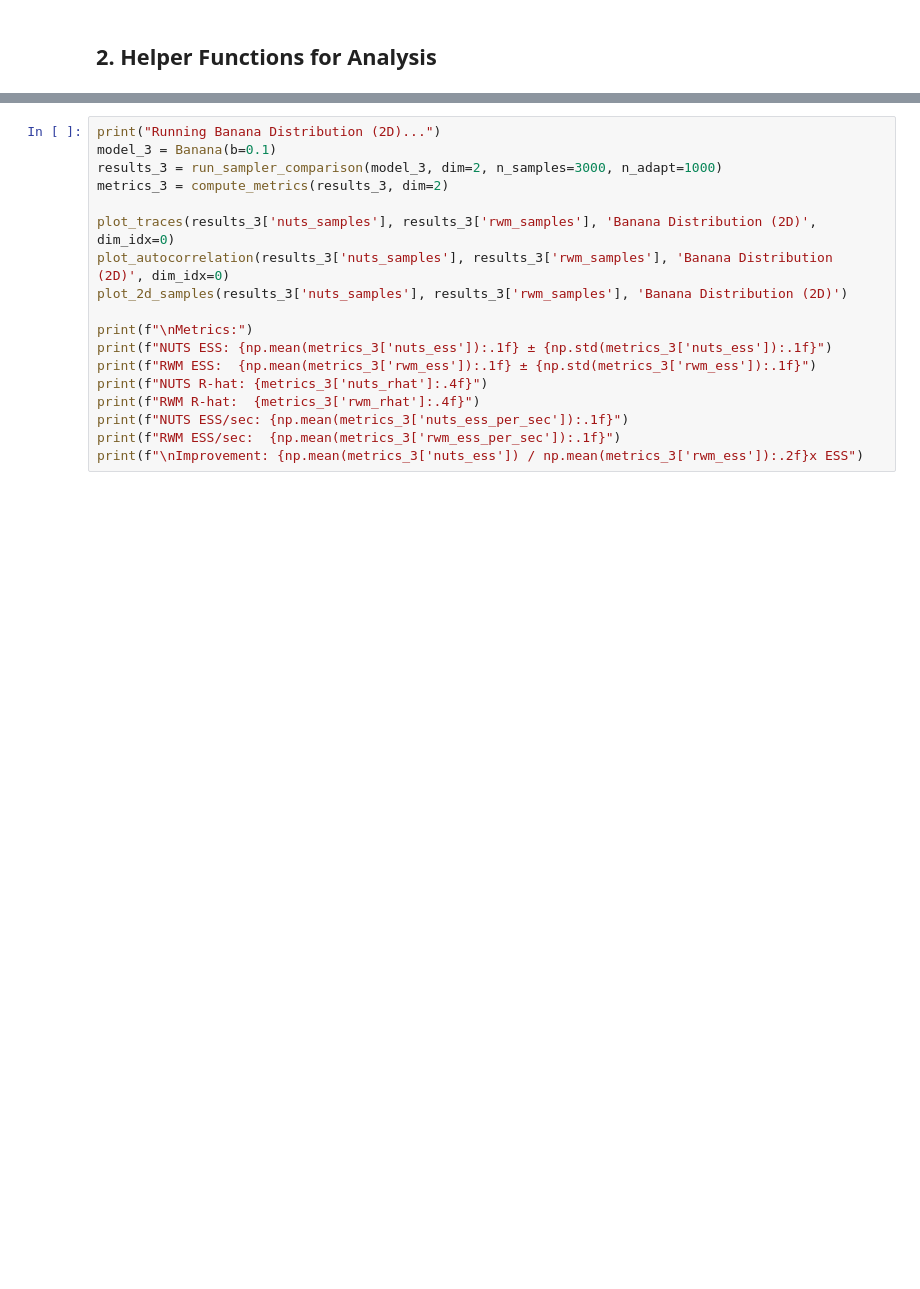
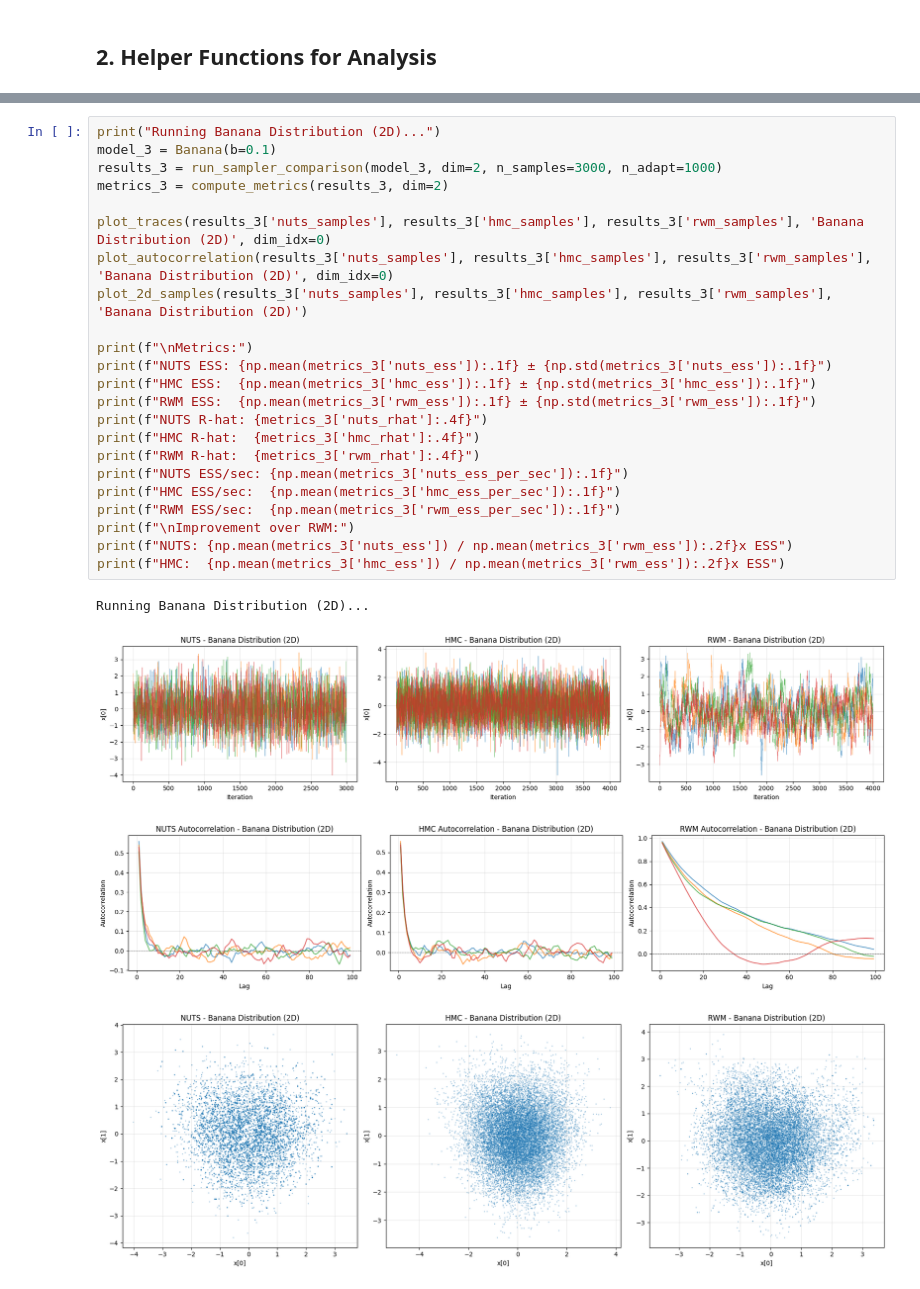
Before and after one commit to LenaSchill3008/NUTS_Implementation, a Jupyter notebook: analysis.ipynb, the cells around one changed output, grey strips where cells are left out. Cells and saved outputs as stored; diff of their text form; blank space fills up the shorter version.

```diff
--- a/analysis.ipynb
+++ b/analysis.ipynb
@@ -247,18 +346,28 @@ print(f"\nImprovement: {np.mean(metrics_2['nuts_ess']) / np.mean(metrics_2['rwm_
 # %%
 print("Running Banana Distribution (2D)...")
 model_3 = Banana(b=0.1)
 results_3 = run_sampler_comparison(model_3, dim=2, n_samples=3000, n_adapt=1000)
 metrics_3 = compute_metrics(results_3, dim=2)
 
-plot_traces(results_3['nuts_samples'], results_3['rwm_samples'], 'Banana Distribution (2D)', dim_idx=0)
-plot_autocorrelation(results_3['nuts_samples'], results_3['rwm_samples'], 'Banana Distribution (2D)', dim_idx=0)
-plot_2d_samples(results_3['nuts_samples'], results_3['rwm_samples'], 'Banana Distribution (2D)')
+plot_traces(results_3['nuts_samples'], results_3['hmc_samples'], results_3['rwm_samples'], 'Banana Distribution (2D)', dim_idx=0)
+plot_autocorrelation(results_3['nuts_samples'], results_3['hmc_samples'], results_3['rwm_samples'], 'Banana Distribution (2D)', dim_idx=0)
+plot_2d_samples(results_3['nuts_samples'], results_3['hmc_samples'], results_3['rwm_samples'], 'Banana Distribution (2D)')
 
 print(f"\nMetrics:")
 print(f"NUTS ESS: {np.mean(metrics_3['nuts_ess']):.1f} ± {np.std(metrics_3['nuts_ess']):.1f}")
+print(f"HMC ESS:  {np.mean(metrics_3['hmc_ess']):.1f} ± {np.std(metrics_3['hmc_ess']):.1f}")
 print(f"RWM ESS:  {np.mean(metrics_3['rwm_ess']):.1f} ± {np.std(metrics_3['rwm_ess']):.1f}")
 print(f"NUTS R-hat: {metrics_3['nuts_rhat']:.4f}")
+print(f"HMC R-hat:  {metrics_3['hmc_rhat']:.4f}")
 print(f"RWM R-hat:  {metrics_3['rwm_rhat']:.4f}")
 print(f"NUTS ESS/sec: {np.mean(metrics_3['nuts_ess_per_sec']):.1f}")
+print(f"HMC ESS/sec:  {np.mean(metrics_3['hmc_ess_per_sec']):.1f}")
 print(f"RWM ESS/sec:  {np.mean(metrics_3['rwm_ess_per_sec']):.1f}")
-print(f"\nImprovement: {np.mean(metrics_3['nuts_ess']) / np.mean(metrics_3['rwm_ess']):.2f}x ESS")
+print(f"\nImprovement over RWM:")
+print(f"NUTS: {np.mean(metrics_3['nuts_ess']) / np.mean(metrics_3['rwm_ess']):.2f}x ESS")
+print(f"HMC:  {np.mean(metrics_3['hmc_ess']) / np.mean(metrics_3['rwm_ess']):.2f}x ESS")
+# %% [output]
+Running Banana Distribution (2D)...
+[figure, added]
+[figure, added]
+[figure, added]
```
Also changed, not shown: parts of 22 cells of this notebook, 1 other file.
